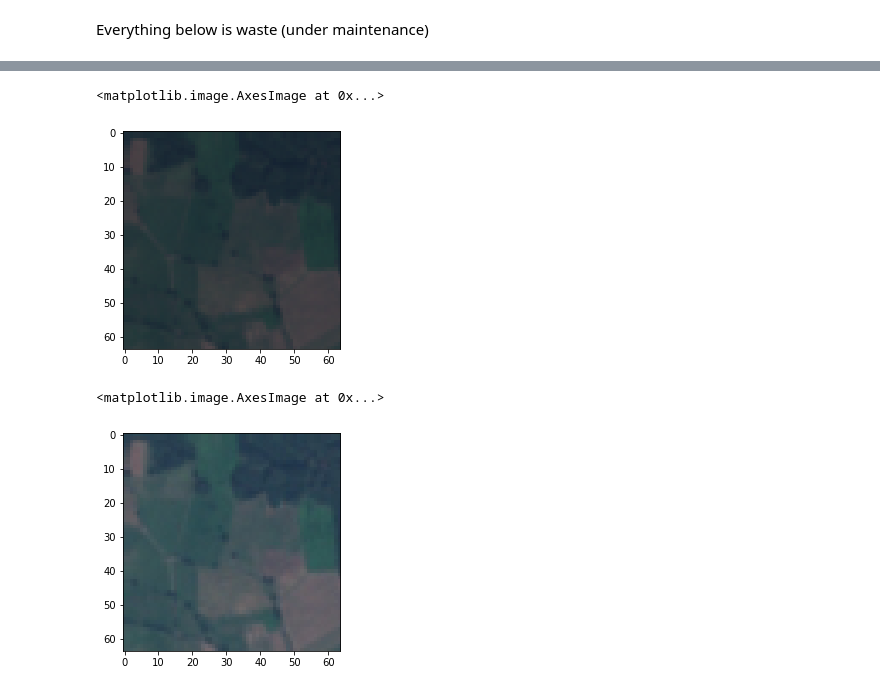
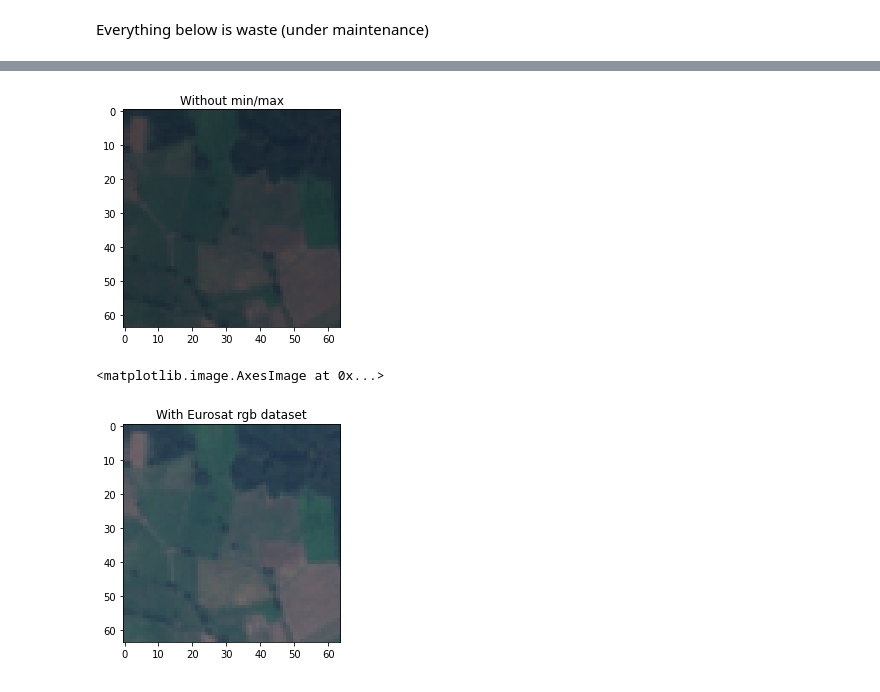
Before and after one commit to anoopmanikantas/Time-Series-analysis-of-Satellite-data-Feature-extractions-on-Transitions, a Jupyter notebook: Satellite_Data_Processing.ipynb, the cells around one changed output, grey strips where cells are left out. Saved outputs shown, nothing was run; the diff lists cells and outputs as text; code cells hidden in the pictures.

Commit message:
Compared with min/max and without min/max

```diff
--- a/Satellite_Data_Processing.ipynb
+++ b/Satellite_Data_Processing.ipynb
@@ -42,11 +72,13 @@ img_m/=4095
 # %%
 plt.imshow(img_m)
+plt.title("Without min/max")
+plt.show()
 # %% [output]
-<matplotlib.image.AxesImage at 0x...>
-[figure, old version]
+[figure, new version]
 # %%
 img = Image.open(MAIN_DIR+'EuroSAT/Pasture/Pasture_1.jpg')
+plt.title("With Eurosat rgb dataset")
 plt.imshow(img)
 # %% [output]
 <matplotlib.image.AxesImage at 0x...>
-[figure, old version]
+[figure, new version]
```
Also changed, not shown: parts of 6 cells of this notebook.
